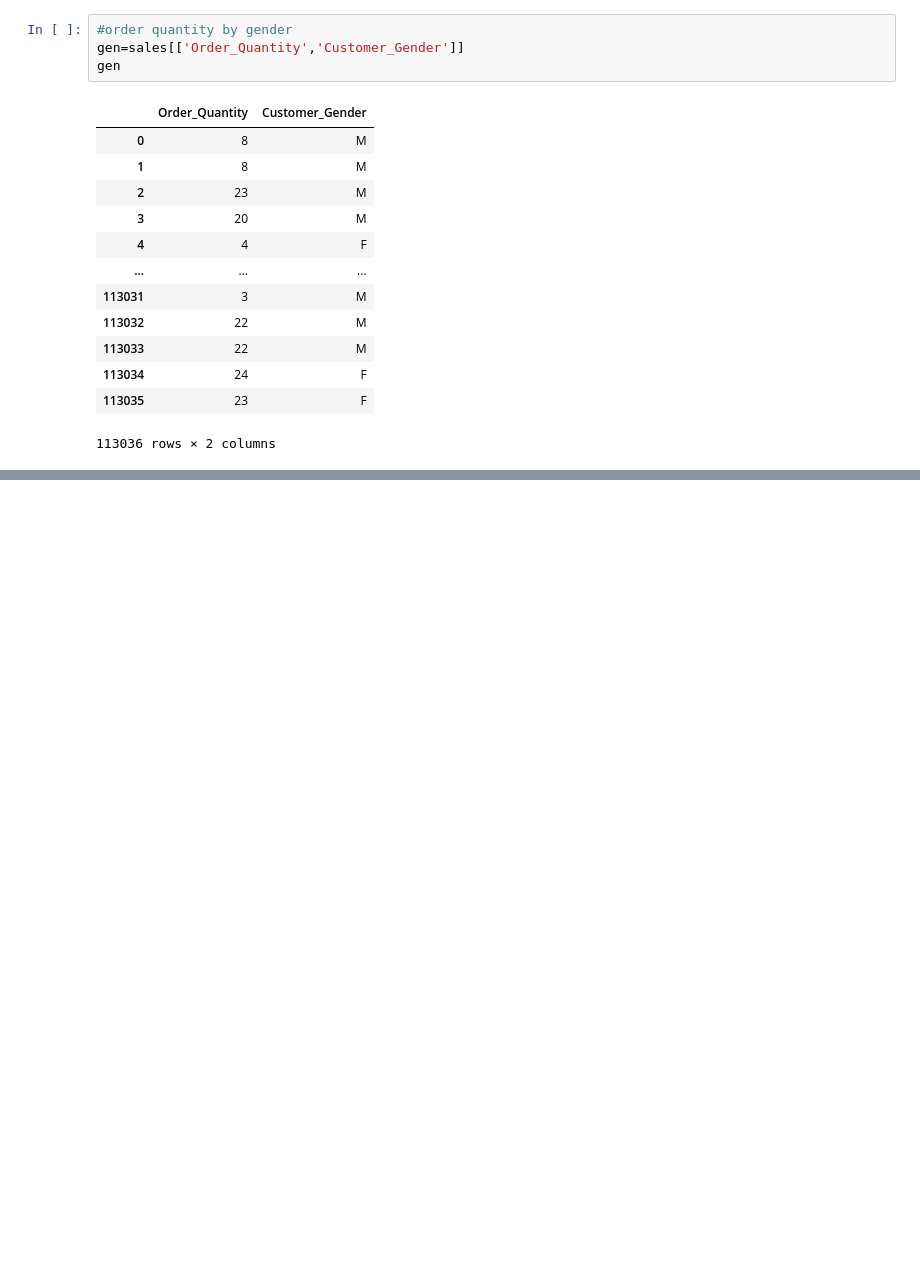
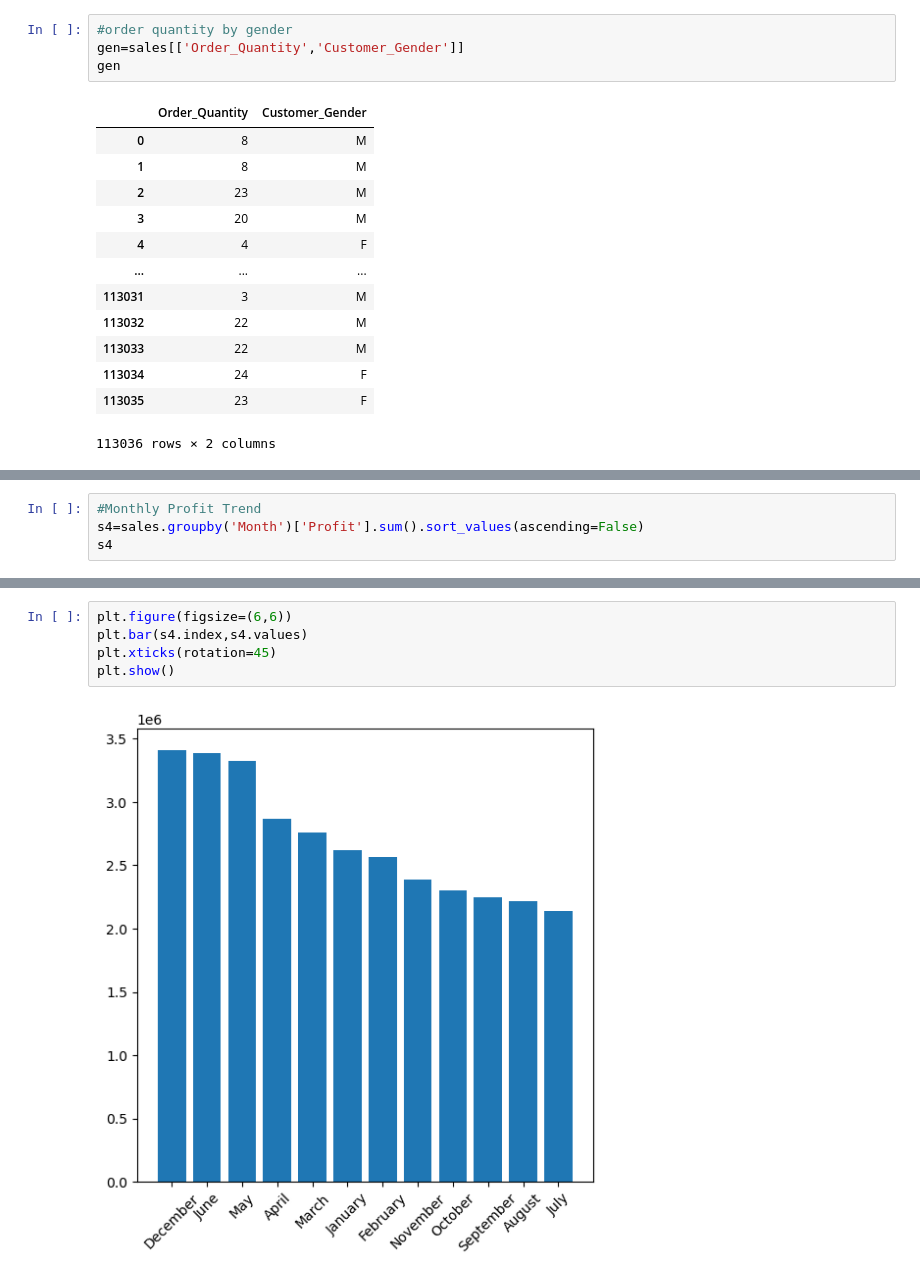
Before and after one commit to sulavg50-ux/Self_data_analysis, a Jupyter notebook: sales.ipynb, the cells around one changed output, grey strips where cells are left out. Saved outputs shown, nothing was run; the diff lists cells and outputs as text; blank space fills up the shorter version.

```diff
--- a/sales.ipynb
+++ b/sales.ipynb
@@ -581,0 +600,4 @@ plt.show()
+# %%
+#Monthly Profit Trend
+s4=sales.groupby('Month')['Profit'].sum().sort_values(ascending=False)
+s4
@@ -581,0 +619,7 @@ plt.show()
+# %%
+plt.figure(figsize=(6,6))
+plt.bar(s4.index,s4.values)
+plt.xticks(rotation=45)
+plt.show()
+# %% [output]
+[figure, added]
```
Also changed, not shown: parts of 12 cells of this notebook.
